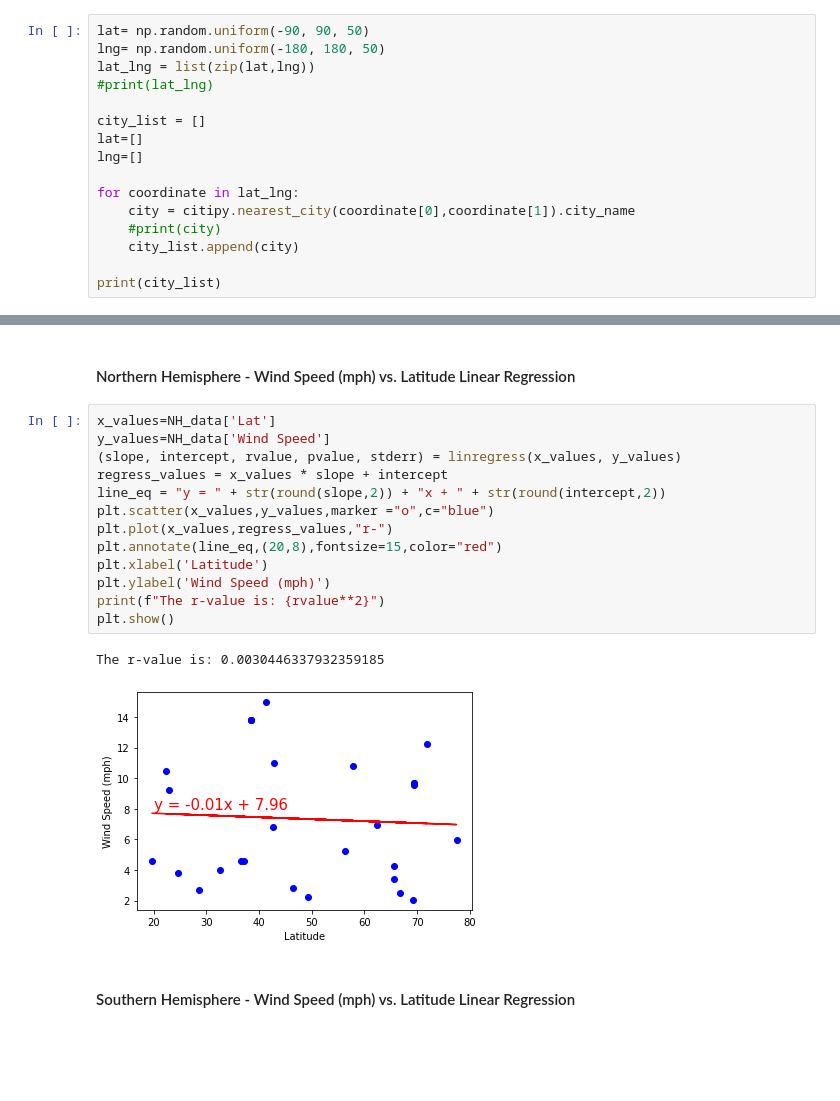
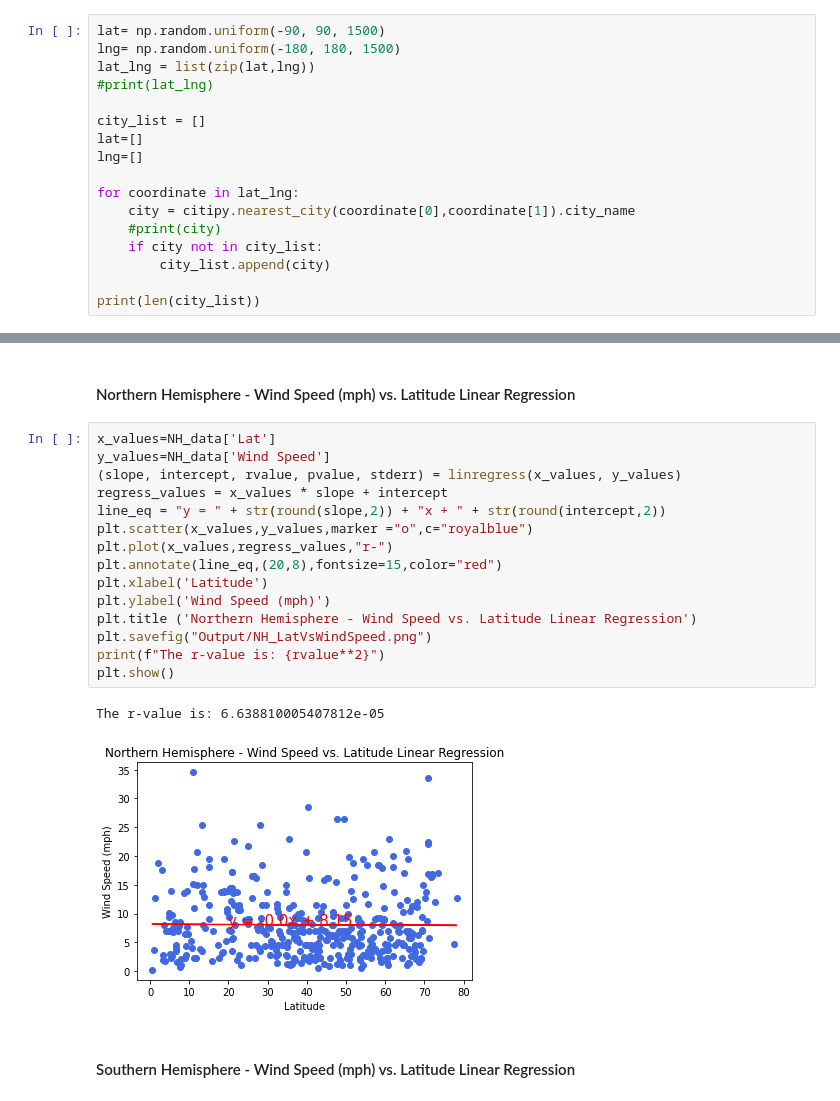
Before and after one commit to SwobabikaJena/python-api-challenge, a Jupyter notebook: WeatherPy/WeatherPy_Solved.ipynb, the cells around one changed output, grey strips where cells are left out. Cells and saved outputs as stored; diff of their text form; blank space fills up the shorter version.

```diff
--- a/WeatherPy/WeatherPy_Solved.ipynb
+++ b/WeatherPy/WeatherPy_Solved.ipynb
@@ -15,8 +15,8 @@ from config import (gkey,weather_api_key)
 # %% [markdown]
 ## Generate Cities List
 # %%
-lat= np.random.uniform(-90, 90, 50)
-lng= np.random.uniform(-180, 180, 50)
+lat= np.random.uniform(-90, 90, 1500)
+lng= np.random.uniform(-180, 180, 1500)
 lat_lng = list(zip(lat,lng))
 #print(lat_lng)
 
@@ -27,7 +27,8 @@ lng=[]
 for coordinate in lat_lng:
     city = citipy.nearest_city(coordinate[0],coordinate[1]).city_name
     #print(city)
-    city_list.append(city)
+    if city not in city_list:
+        city_list.append(city)
 
-print(city_list)
+print(len(city_list))
 # %% [output]
@@ -410,19 +386,21 @@ The r-value is: 0.08590844007276313
 # %%
 x_values=NH_data['Lat']
 y_values=NH_data['Wind Speed']
 (slope, intercept, rvalue, pvalue, stderr) = linregress(x_values, y_values)
 regress_values = x_values * slope + intercept
 line_eq = "y = " + str(round(slope,2)) + "x + " + str(round(intercept,2))
-plt.scatter(x_values,y_values,marker ="o",c="blue")
+plt.scatter(x_values,y_values,marker ="o",c="royalblue")
 plt.plot(x_values,regress_values,"r-")
 plt.annotate(line_eq,(20,8),fontsize=15,color="red")
 plt.xlabel('Latitude')
 plt.ylabel('Wind Speed (mph)')
+plt.title ('Northern Hemisphere - Wind Speed vs. Latitude Linear Regression')
+plt.savefig("Output/NH_LatVsWindSpeed.png")
 print(f"The r-value is: {rvalue**2}")
 plt.show()
 # %% [output]
-The r-value is: 0.0030446337932359185
+The r-value is: 6.638810005407812e-05
-[figure, old version]
+[figure, new version]
 # %% [markdown]
 ####  Southern Hemisphere - Wind Speed (mph) vs. Latitude Linear Regression
 # %%
```
Also changed, not shown: parts of 21 cells of this notebook, 19 other files.
